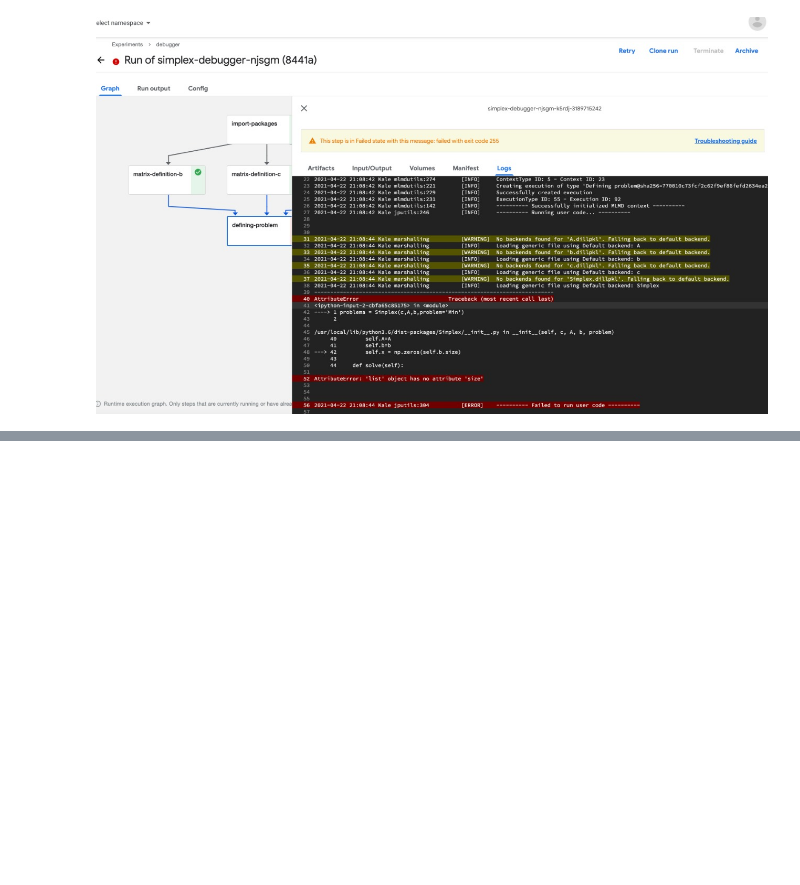
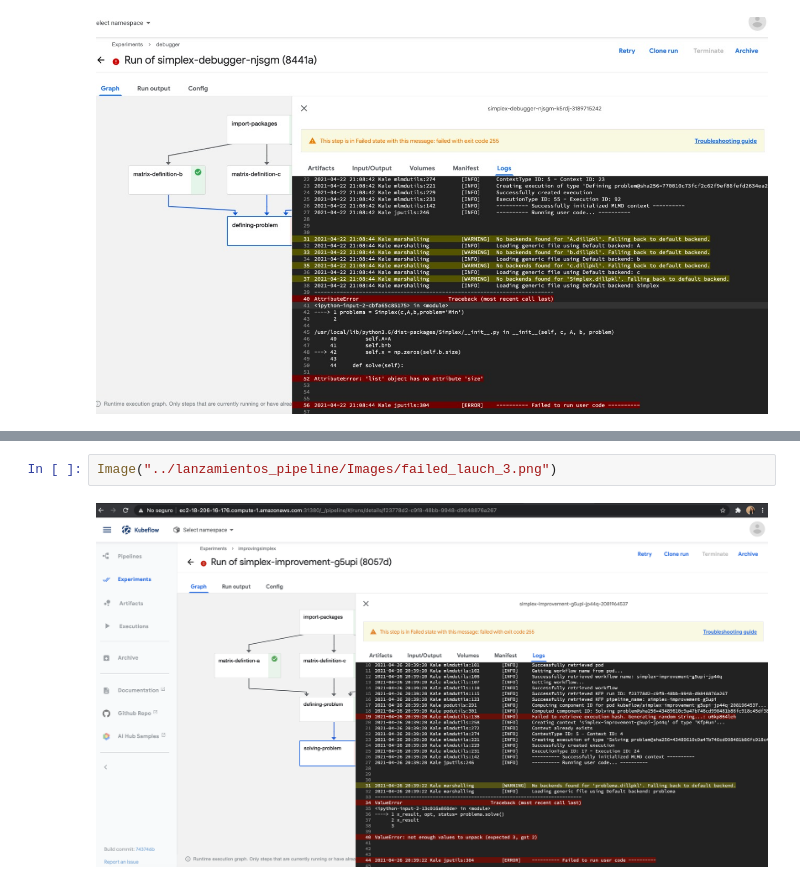
Before and after one commit to optimizacion-2-2021-1-gh-classroom/practica-2-primera-parte-yefovar, a Jupyter notebook: lanzamientos_pipeline/Lanzamientos.ipynb, the cells around one changed output, grey strips where cells are left out. Saved outputs shown, nothing was run; the diff lists cells and outputs as text; blank space fills up the shorter version.

```diff
--- a/lanzamientos_pipeline/Lanzamientos.ipynb
+++ b/lanzamientos_pipeline/Lanzamientos.ipynb
@@ -63,0 +78,4 @@ Por lo cual, realizamos un lanzamiento en donde se deseara obtener información
+# %%
+Image("../lanzamientos_pipeline/Images/failed_lauch_3.png")
+# %% [output]
+[figure, added]
```
Also changed, not shown: parts of 7 cells of this notebook.
